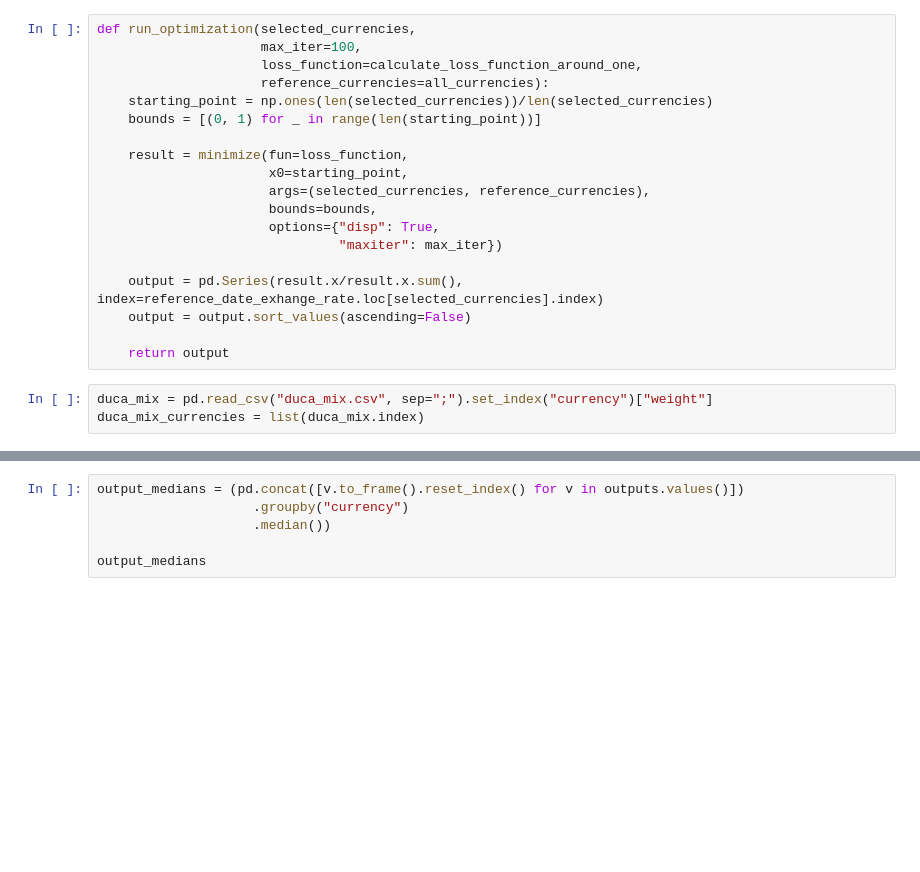
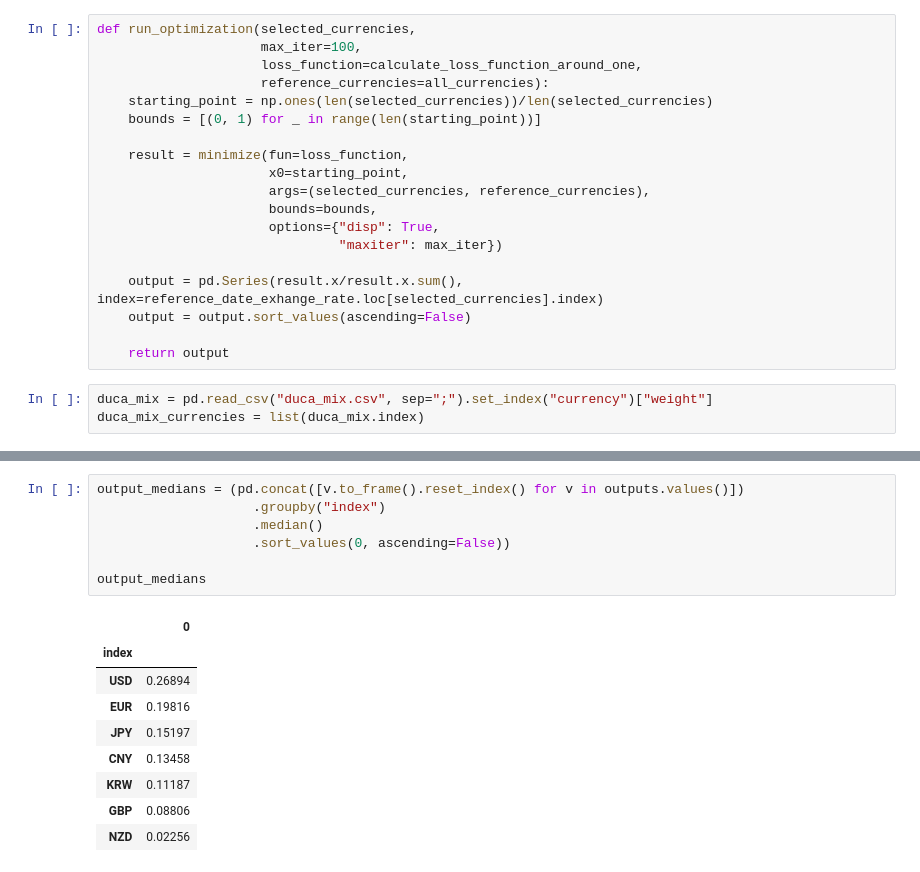
Before and after one commit to DucataDataScience/CurrencyBucket, a Jupyter notebook: VaryingReferenceDates.ipynb, the cells around one changed output, grey strips where cells are left out. Cells and saved outputs as stored; diff of their text form; blank space fills up the shorter version.

```diff
--- a/VaryingReferenceDates.ipynb
+++ b/VaryingReferenceDates.ipynb
@@ -177,9 +187,20 @@ pd.concat([v.to_frame().reset_index() for v in diffs.values()]).groupby("currenc
 # %%
 output_medians = (pd.concat([v.to_frame().reset_index() for v in outputs.values()])
-                    .groupby("currency")
-                    .median())
+                    .groupby("index")
+                    .median()
+                    .sort_values(0, ascending=False))
 
 output_medians
+# %% [output]
+|  | 0 |
+| index |  |
+| USD | 0.26894 |
+| EUR | 0.19816 |
+| JPY | 0.15197 |
+| CNY | 0.13458 |
+| KRW | 0.11187 |
+| GBP | 0.08806 |
+| NZD | 0.02256 |
 # %%
 final_medians = output_medians / output_medians.sum()
 final_medians
```
Also changed, not shown: parts of 7 cells of this notebook.
